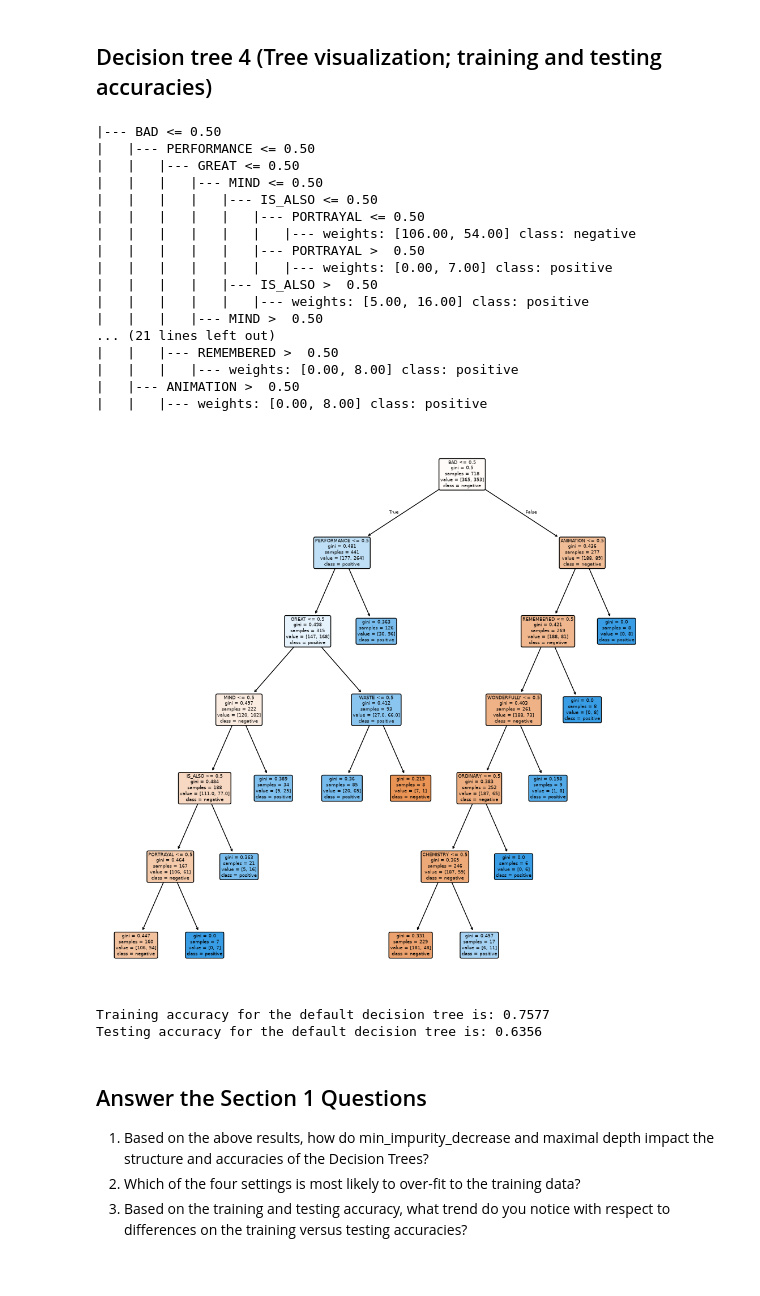
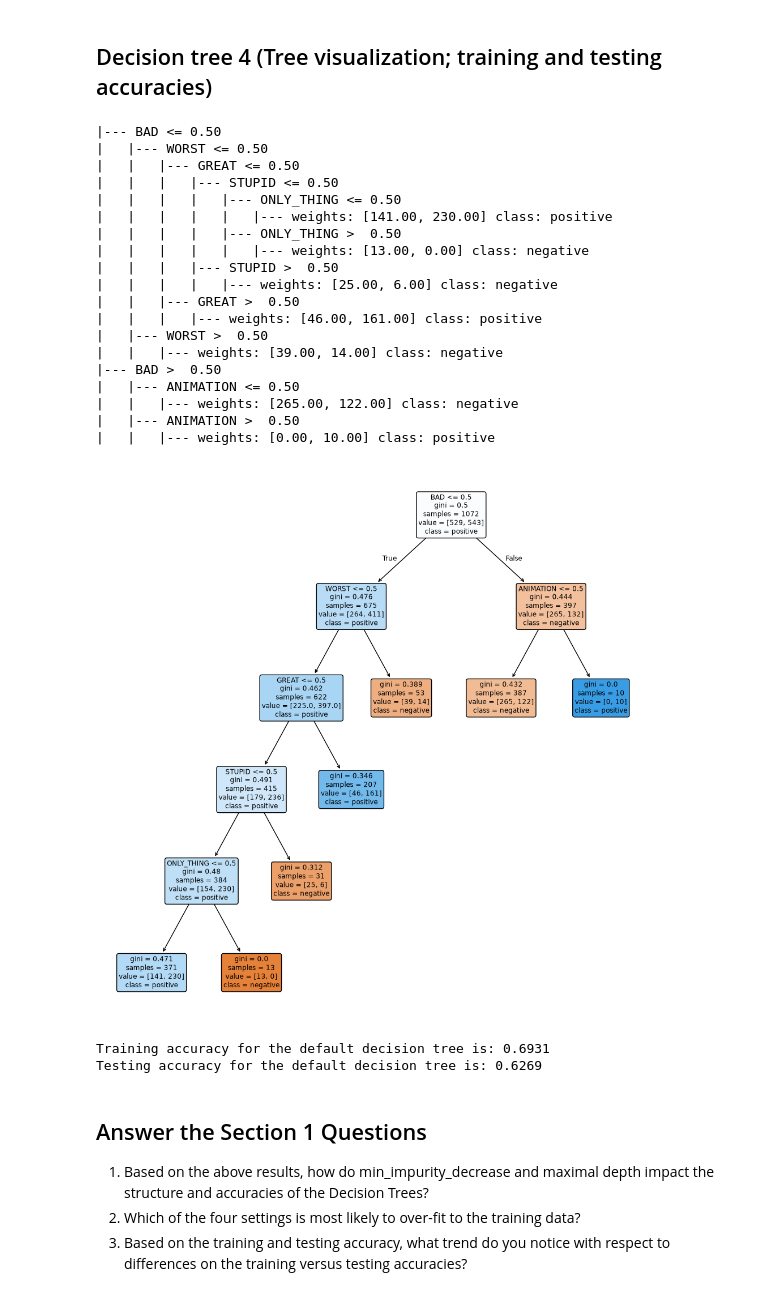
Before and after one commit to junseo25/comm4259-work, a Jupyter notebook: assignment_01/10-07-26_Jun_Seo_Lee_Assignment_01-Decision_Trees.ipynb, the cells around one changed output. Cells and saved outputs as stored; diff of their text form; code cells hidden in the pictures.

```diff
--- a/assignment_01/10-07-26_Jun_Seo_Lee_Assignment_01-Decision_Trees.ipynb
+++ b/assignment_01/10-07-26_Jun_Seo_Lee_Assignment_01-Decision_Trees.ipynb
@@ -98,10 +98,6 @@ warnings.simplefilter("ignore", UserWarning)
 # %% [markdown]
 ## Data Preparation
 # %%
-df = pd.read_csv("MovieReviews_Train.csv")
-print(df.shape)
-
-import pandas as pd
 train = pd.read_csv("MovieReviews_Train.csv")
 test = pd.read_csv("MovieReviews_Test.csv")
 X_train = train.drop(columns="Polarity")
@@ -112,18 +108,8 @@ y_test = test["Polarity"]
 # Define class labels
 tname = "Polarity"
 
-# Create a dataframe for input attributes
-X= df.drop(tname, axis = 1)
-
-# Create a dataframe for class labels
-y = df[tname]
-
 # Obtain attribute(feature) names (used for tree visualization)
-fnames = list(X.columns)
+fnames = list(X_train.columns)
 
 # Obtain class label names (used for tree visualization)
-cnames = np.sort(y.unique())
-
-# Split the data into training (67%) and testing (33%).
-# Random_state is to make sure the results are consistent across different runs
-X_train, X_test, y_train, y_test = train_test_split(X, y, test_size=0.33, random_state = 1)
+cnames = np.sort(y_train.unique())
@@ -327,7 +294,7 @@ Testing accuracy for the default decision tree is: 0.6384
 ## Decision tree 4 (Tree visualization; training and testing accuracies)
 # %%
 # Build a decision tree with default parameter.
-dt = DecisionTreeClassifier(max_depth = 6,
+movietree4 = DecisionTreeClassifier(max_depth = 6,
                             max_leaf_nodes = None,
                             min_impurity_decrease = 0.008,
                             min_samples_leaf = 1,
@@ -335,49 +302,45 @@ dt = DecisionTreeClassifier(max_depth = 6,
                             random_state = 1)
 
 # Train a tree based on the training data
-dt = dt.fit(X_train,y_train)
+movietree4 = movietree4.fit(X_train,y_train)
 
 # Visualize the decision tree (optional)
-save_tree_text(dt, fnames, "tree2.txt")
-
-# Obtain attribute(feature) names (used for tree visualization)
-fnames = list(X.columns)
-
-# Obtain class label names (used for tree visualization)
-cnames = np.sort(y.unique())
+save_tree_text(movietree4, fnames, "movietree4.txt")
 # %% [output]
 |--- BAD <= 0.50
-|   |--- PERFORMANCE <= 0.50
+|   |--- WORST <= 0.50
 |   |   |--- GREAT <= 0.50
-|   |   |   |--- MIND <= 0.50
-|   |   |   |   |--- IS_ALSO <= 0.50
-|   |   |   |   |   |--- PORTRAYAL <= 0.50
-|   |   |   |   |   |   |--- weights: [106.00, 54.00] class: negative
-|   |   |   |   |   |--- PORTRAYAL >  0.50
-|   |   |   |   |   |   |--- weights: [0.00, 7.00] class: positive
-|   |   |   |   |--- IS_ALSO >  0.50
-|   |   |   |   |   |--- weights: [5.00, 16.00] class: positive
-|   |   |   |--- MIND >  0.50
-... (21 lines left out)
-|   |   |--- REMEMBERED >  0.50
-|   |   |   |--- weights: [0.00, 8.00] class: positive
+|   |   |   |--- STUPID <= 0.50
+|   |   |   |   |--- ONLY_THING <= 0.50
+|   |   |   |   |   |--- weights: [141.00, 230.00] class: positive
+|   |   |   |   |--- ONLY_THING >  0.50
+|   |   |   |   |   |--- weights: [13.00, 0.00] class: negative
+|   |   |   |--- STUPID >  0.50
+|   |   |   |   |--- weights: [25.00, 6.00] class: negative
+|   |   |--- GREAT >  0.50
+|   |   |   |--- weights: [46.00, 161.00] class: positive
+|   |--- WORST >  0.50
+|   |   |--- weights: [39.00, 14.00] class: negative
+|--- BAD >  0.50
+|   |--- ANIMATION <= 0.50
+|   |   |--- weights: [265.00, 122.00] class: negative
 |   |--- ANIMATION >  0.50
-|   |   |--- weights: [0.00, 8.00] class: positive
+|   |   |--- weights: [0.00, 10.00] class: positive
 # %%
 # Call the viz_tree function
-viz_tree_fig(dt, fnames, cnames, "tree2.pdf")
+viz_tree_fig(movietree4, fnames, cnames, "movietree4.pdf")
 
 # Calculate training accuracy
-y_pred_train = dt.predict(X_train)
+y_pred_train = movietree4.predict(X_train)
 print(f"Training accuracy for the default decision tree is: {accuracy_score(y_train, y_pred_train):.4f}")
 
 # Calculate testing accuracy
-y_pred_test = dt.predict(X_test)
+y_pred_test = movietree4.predict(X_test)
 print(f"Testing accuracy for the default decision tree is: {accuracy_score(y_test, y_pred_test):.4f}")
 # %% [output]
-[figure, old version]
+[figure, new version]
-Training accuracy for the default decision tree is: 0.7577
-Testing accuracy for the default decision tree is: 0.6356
+Training accuracy for the default decision tree is: 0.6931
+Testing accuracy for the default decision tree is: 0.6269
 # %% [markdown]
 ## Answer the Section 1 Questions
 
```
Also changed, not shown: parts of 11 cells of this notebook, 12 other files.
